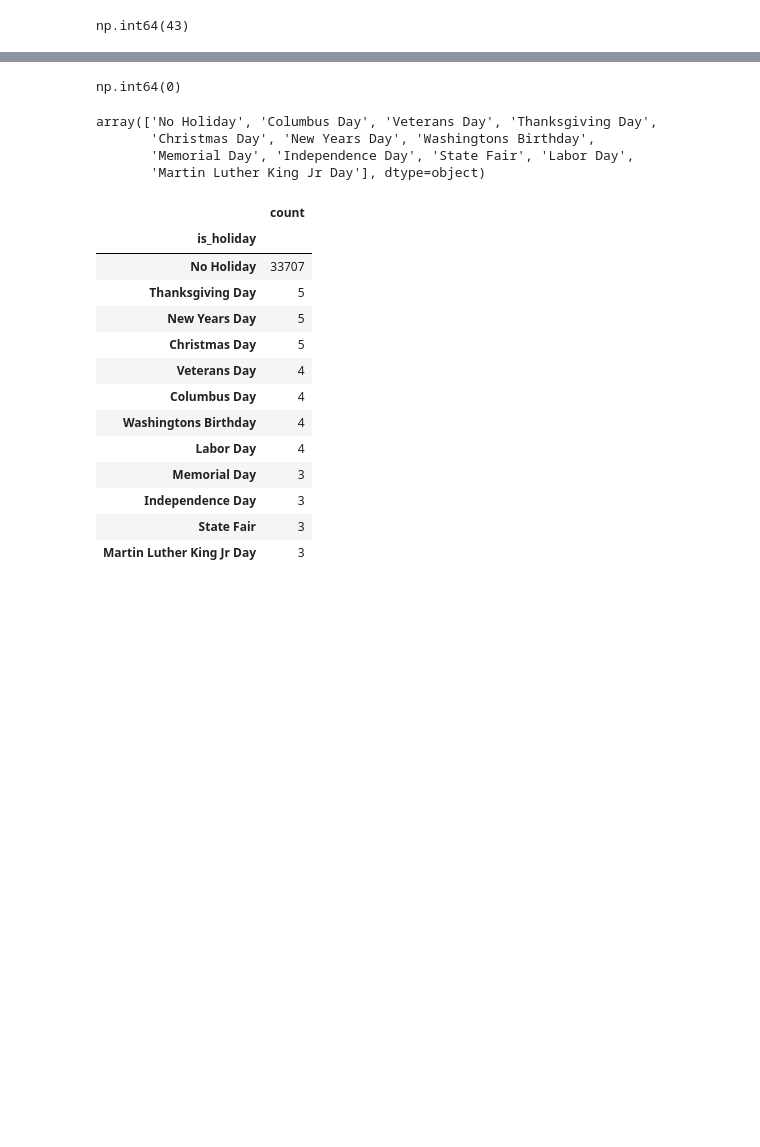
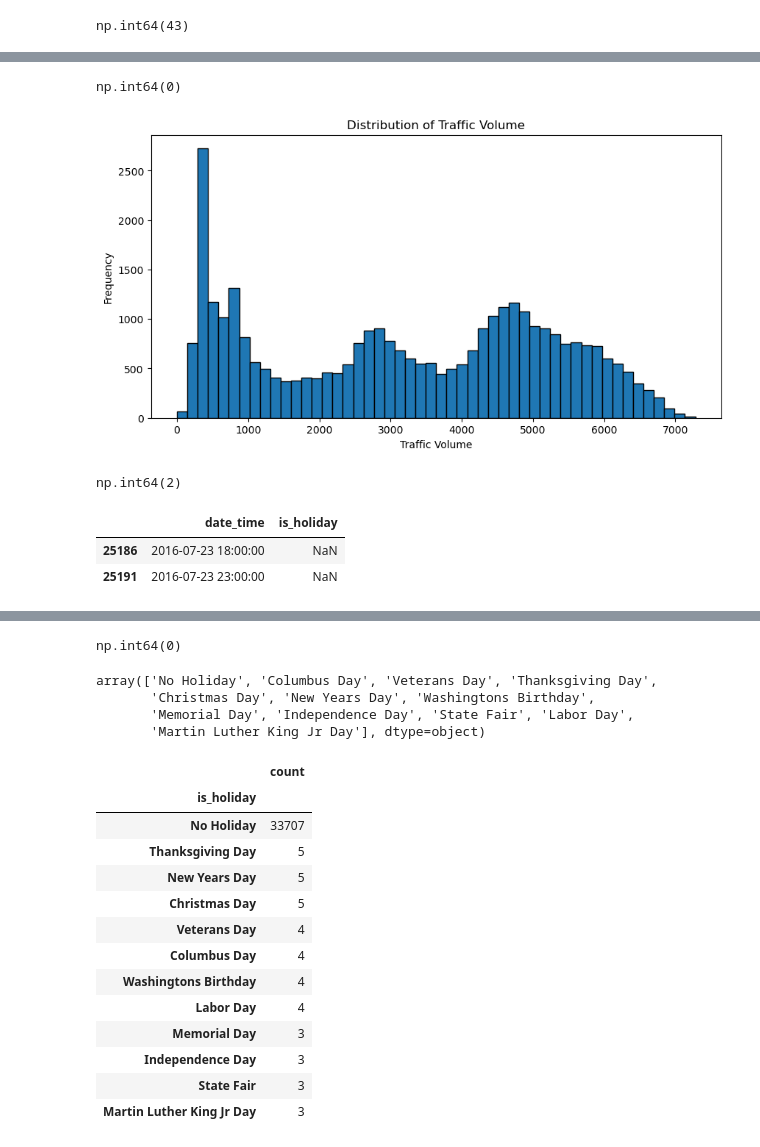
Before and after one commit to abhisarthak/traffic-volume-prediction-analysis, a Jupyter notebook: traffic_volume_prediction.ipynb, the cells around one changed output, grey strips where cells are left out. Cells and saved outputs as stored; diff of their text form; code cells hidden in the pictures; blank space fills up the shorter version.

Commit message:
Cleaning of the data is done now

```diff
--- a/traffic_volume_prediction.ipynb
+++ b/traffic_volume_prediction.ipynb
@@ -1,6 +1,6 @@
 # %%
 import pandas as pd
-df = pd.read_csv("/content/Train.csv")
+df = pd.read_csv("data/Train.csv")
 print(df)
 # %% [output]
                  date_time is_holiday  air_pollution_index  humidity  \
@@ -124,0 +115,25 @@ np.int64(43)
+# %%
+df["traffic_volume"].isnull().sum()
+# %% [output]
+np.int64(0)
+# %%
+import matplotlib.pyplot as plt
+
+plt.figure(figsize=(10, 5))
+plt.hist(df["traffic_volume"], bins=50, edgecolor="black")
+plt.xlabel("Traffic Volume")
+plt.ylabel("Frequency")
+plt.title("Distribution of Traffic Volume")
+plt.show()
+# %% [output]
+[figure, added]
+# %%
+(df["traffic_volume"] == 0).sum()
+# %% [output]
+np.int64(2)
+# %%
+df[df["traffic_volume"] == 0][["date_time", "is_holiday"]].head(20)
+# %% [output]
+|  | date_time | is_holiday |
+| 25186 | 2016-07-23 18:00:00 | NaN |
+| 25191 | 2016-07-23 23:00:00 | NaN |
```
Also changed, not shown: parts of 24 cells of this notebook, 1 other file.
